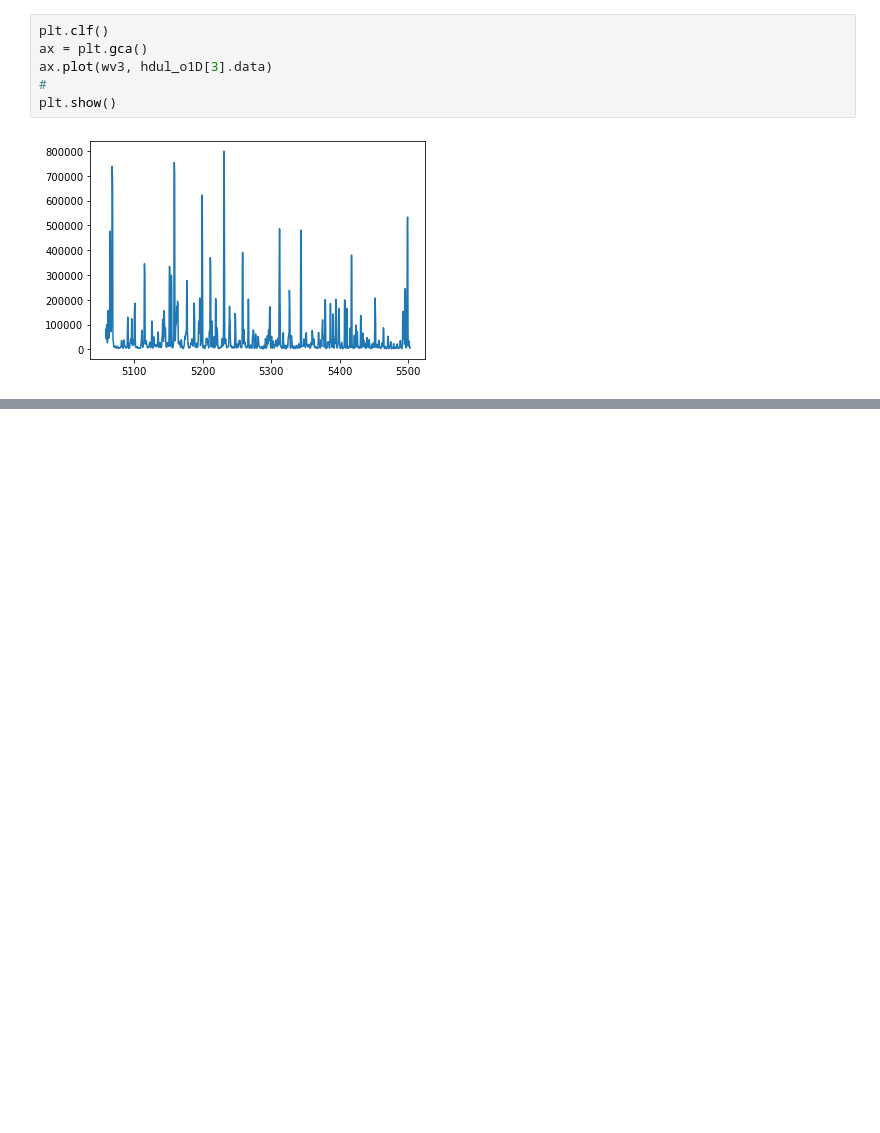
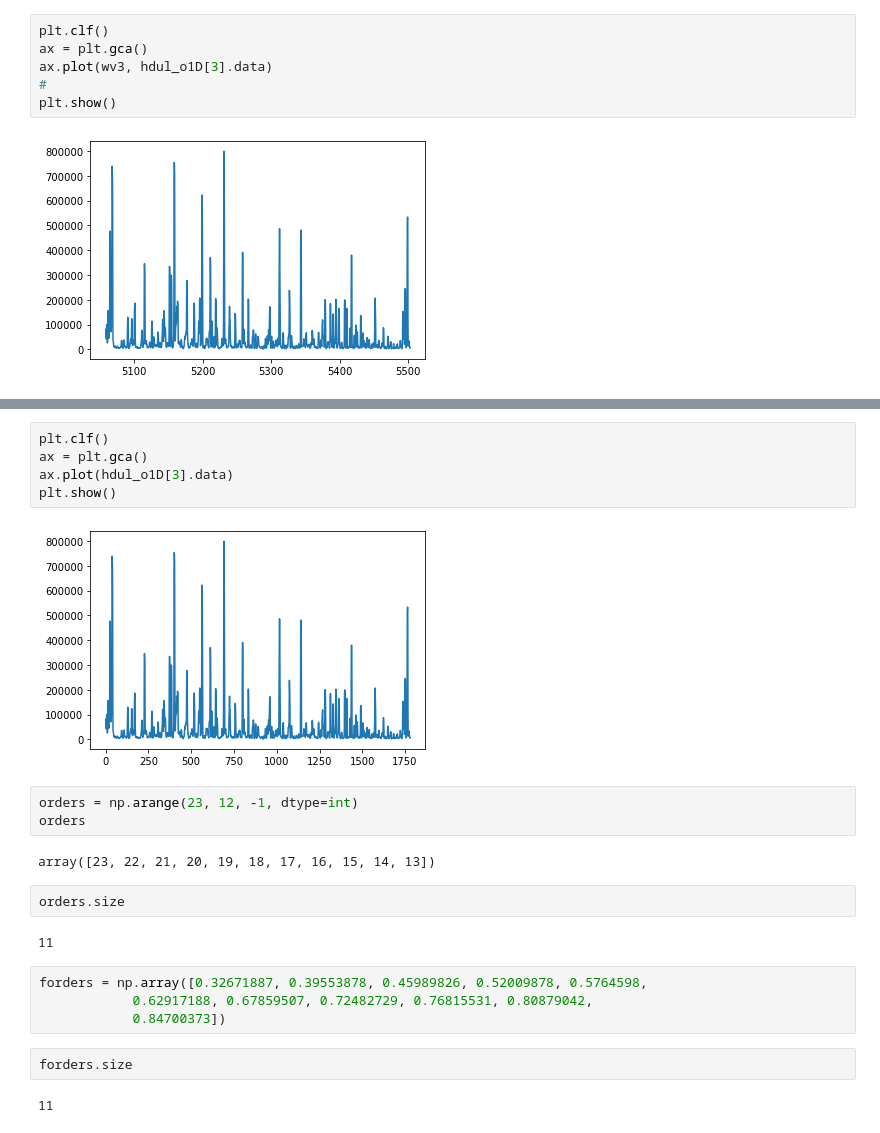
Before and after one commit to pypeit/PypeIt-development-suite, a Jupyter notebook: dev_algorithms/wavelengths/template_files/X-Shooter/Exploring_XShooter.ipynb, the cells around one changed output, grey strips where cells are left out. Drawn from its saved outputs; the diff is of its cells as text; blank space fills up the shorter version.

```diff
--- a/dev_algorithms/wavelengths/template_files/X-Shooter/Exploring_XShooter.ipynb
+++ b/dev_algorithms/wavelengths/template_files/X-Shooter/Exploring_XShooter.ipynb
@@ -123,0 +237,24 @@ plt.show()
+# %%
+plt.clf()
+ax = plt.gca()
+ax.plot(hdul_o1D[3].data)
+plt.show()
+# %% [output]
+[figure, added]
+# %%
+orders = np.arange(23, 12, -1, dtype=int)
+orders
+# %% [output]
+array([23, 22, 21, 20, 19, 18, 17, 16, 15, 14, 13])
+# %%
+orders.size
+# %% [output]
+11
+# %%
+forders = np.array([0.32671887, 0.39553878, 0.45989826, 0.52009878, 0.5764598,
+            0.62917188, 0.67859507, 0.72482729, 0.76815531, 0.80879042,
+            0.84700373])
+# %%
+forders.size
+# %% [output]
+11
```
Also changed, not shown: parts of 28 cells of this notebook.
